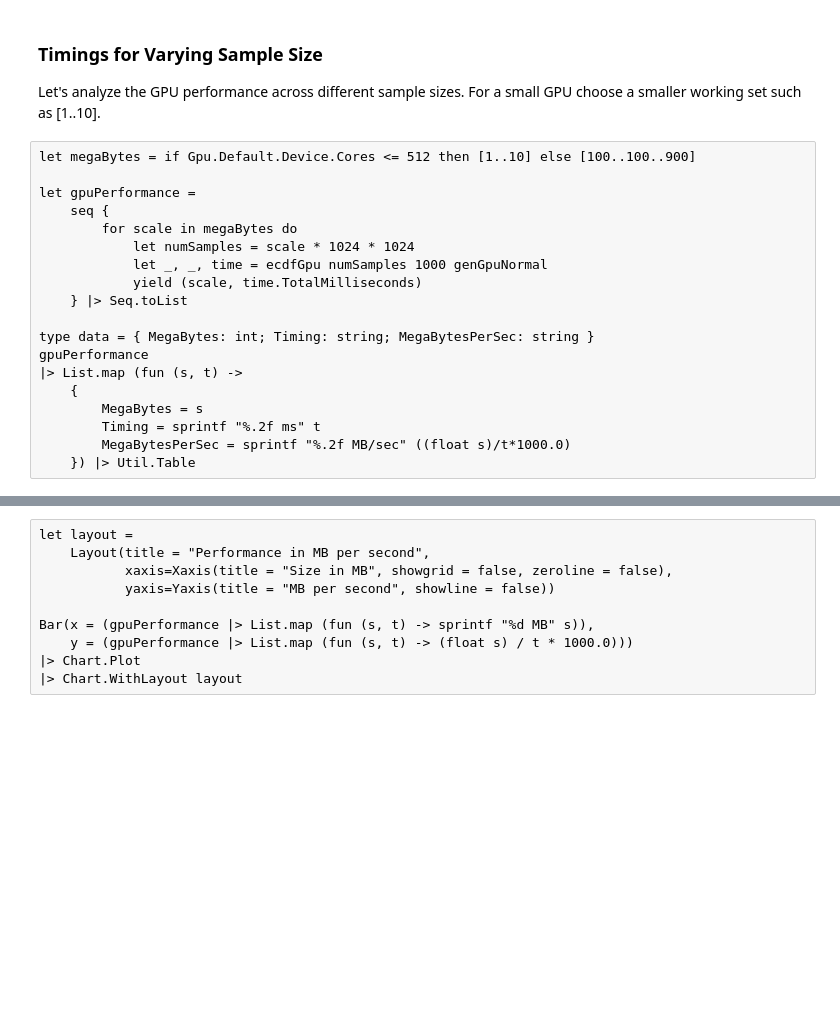
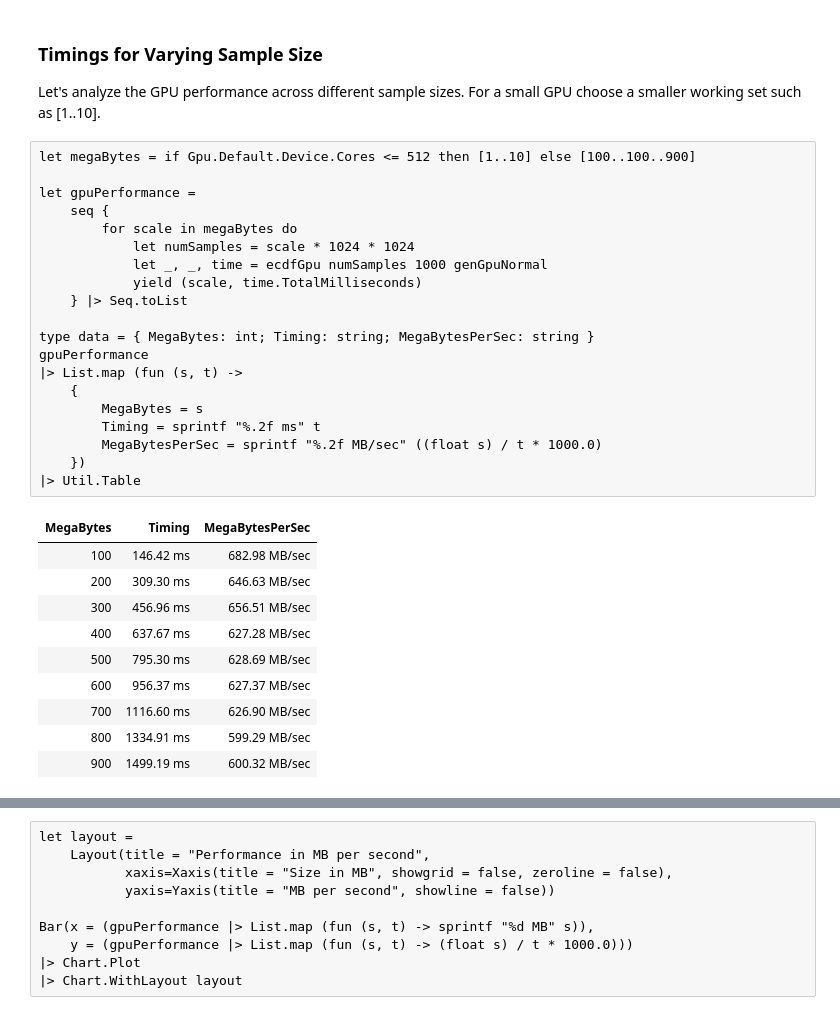
Before and after one commit to soloman817/JupyterNotebooks, a Jupyter notebook: AleaGPU_EmpiricalCDF.ipynb, the cells around one changed output, grey strips where cells are left out. Cells and saved outputs as stored; diff of their text form; blank space fills up the shorter version.

```diff
--- a/AleaGPU_EmpiricalCDF.ipynb
+++ b/AleaGPU_EmpiricalCDF.ipynb
@@ -275,22 +279,34 @@ Let's analyze the GPU performance across different sample sizes. For a small GPU
 # %%
 let megaBytes = if Gpu.Default.Device.Cores <= 512 then [1..10] else [100..100..900]
 
 let gpuPerformance =
     seq {
         for scale in megaBytes do
             let numSamples = scale * 1024 * 1024
             let _, _, time = ecdfGpu numSamples 1000 genGpuNormal
             yield (scale, time.TotalMilliseconds)
     } |> Seq.toList
 
 type data = { MegaBytes: int; Timing: string; MegaBytesPerSec: string }
 gpuPerformance
 |> List.map (fun (s, t) ->
     {
         MegaBytes = s
         Timing = sprintf "%.2f ms" t
-        MegaBytesPerSec = sprintf "%.2f MB/sec" ((float s)/t*1000.0)
-    }) |> Util.Table
+        MegaBytesPerSec = sprintf "%.2f MB/sec" ((float s) / t * 1000.0)
+    })
+|> Util.Table
+# %% [output]
+| MegaBytes | Timing | MegaBytesPerSec |
+| 100 | 146.42 ms | 682.98 MB/sec |
+| 200 | 309.30 ms | 646.63 MB/sec |
+| 300 | 456.96 ms | 656.51 MB/sec |
+| 400 | 637.67 ms | 627.28 MB/sec |
+| 500 | 795.30 ms | 628.69 MB/sec |
+| 600 | 956.37 ms | 627.37 MB/sec |
+| 700 | 1116.60 ms | 626.90 MB/sec |
+| 800 | 1334.91 ms | 599.29 MB/sec |
+| 900 | 1499.19 ms | 600.32 MB/sec |
 # %%
 let layout =
     Layout(title = "Timing in ms",
```
Also changed, not shown: parts of 4 cells of this notebook, 5 other files.
